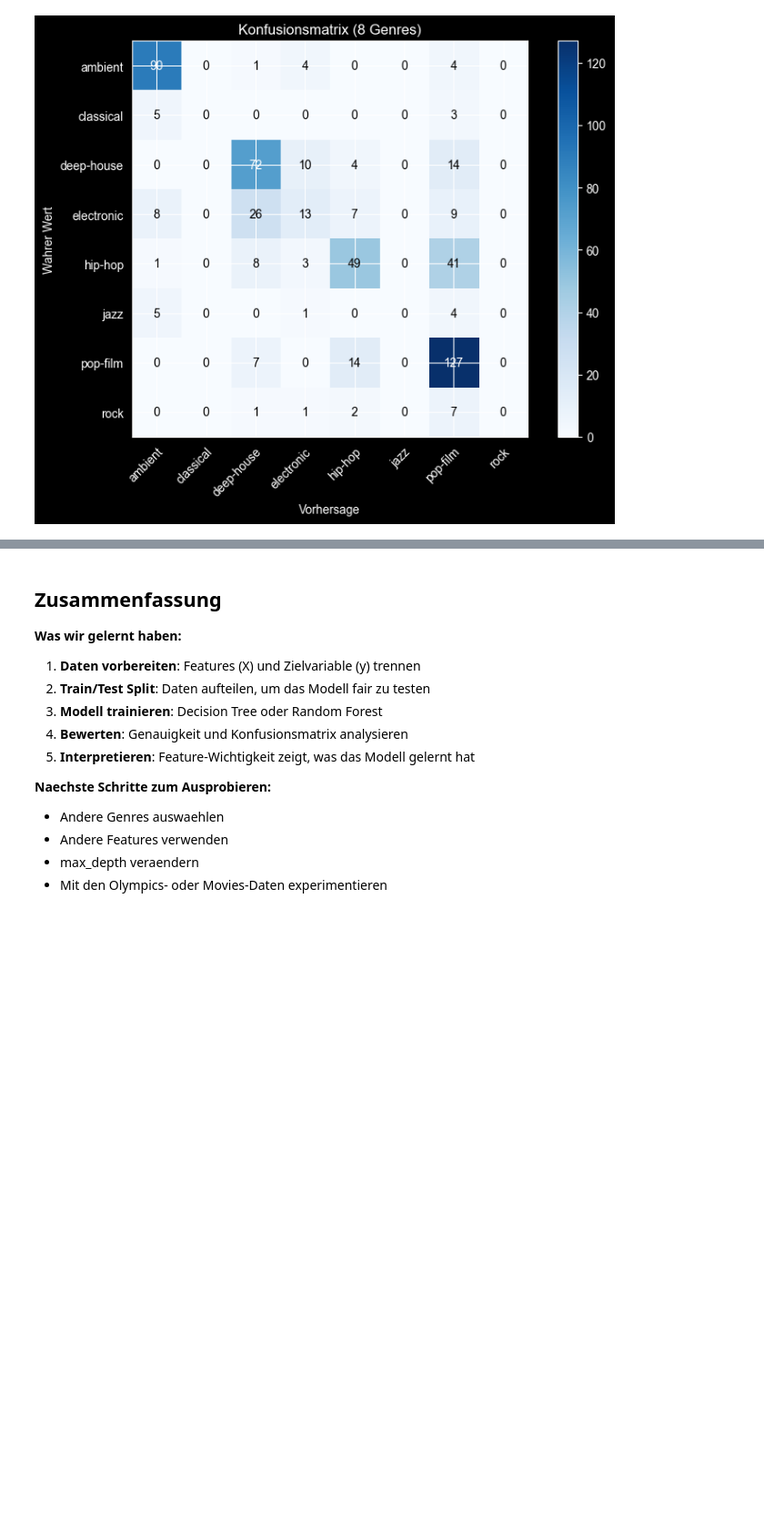
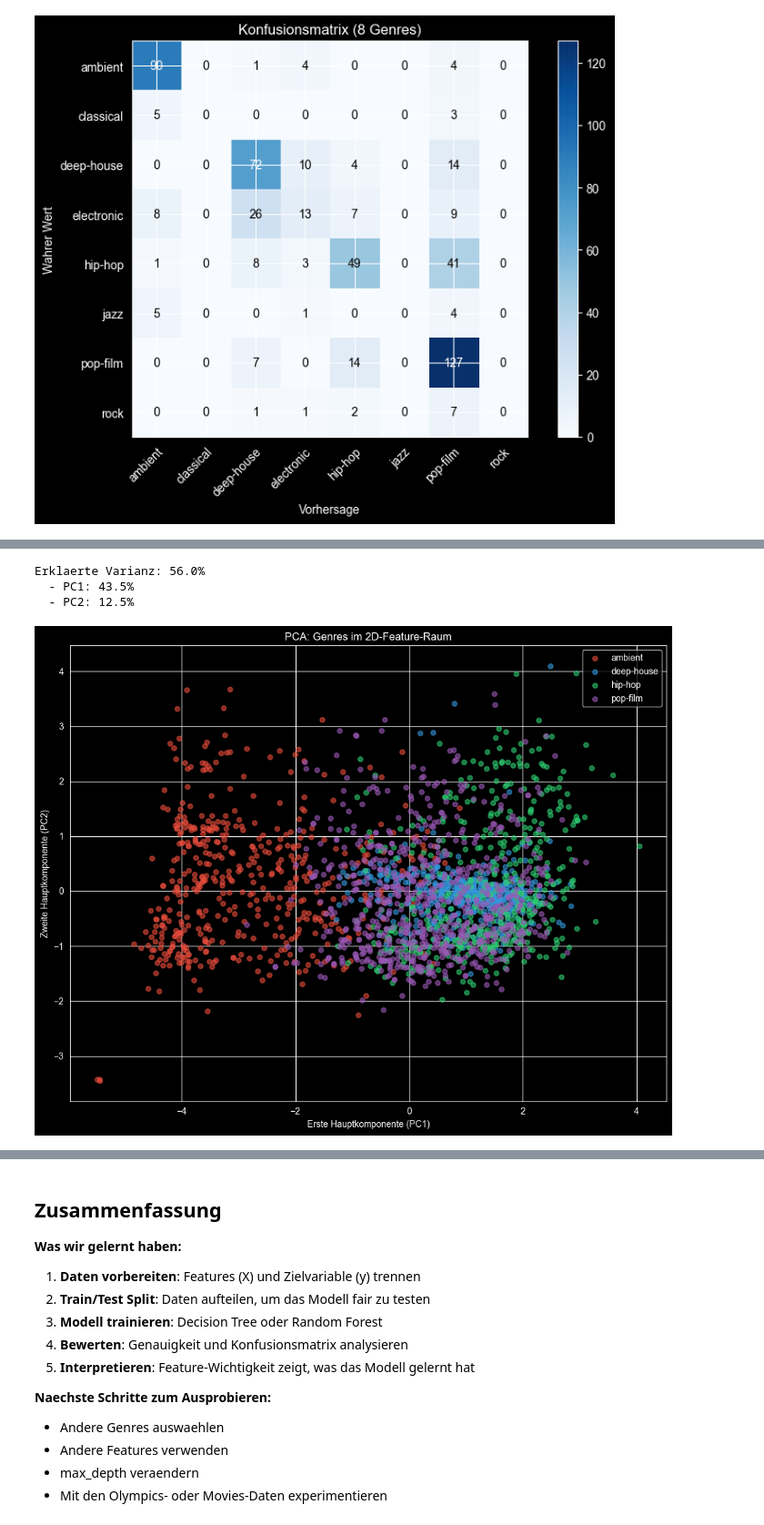
Before and after one commit to CatraMyBeloved/praktikum_aufgaben, a Jupyter notebook: ml_showcase.ipynb, the cells around one changed output, grey strips where cells are left out. Shown at 91% size. Cells and saved outputs as stored; diff of their text form; code cells hidden in the pictures; blank space fills up the shorter version.

```diff
--- a/ml_showcase.ipynb
+++ b/ml_showcase.ipynb
@@ -361,0 +434,37 @@ plot_confusion_matrix(y8_test, results_8genres['predictions'],
+# %%
+from sklearn.decomposition import PCA
+from sklearn.preprocessing import StandardScaler
+
+# Features standardisieren (wichtig fuer PCA)
+scaler = StandardScaler()
+X_scaled = scaler.fit_transform(X)
+
+# PCA: 8 Features -> 2 Dimensionen
+pca = PCA(n_components=2)
+X_pca = pca.fit_transform(X_scaled)
+
+print(f"Erklaerte Varianz: {pca.explained_variance_ratio_.sum():.1%}")
+print(f"  - PC1: {pca.explained_variance_ratio_[0]:.1%}")
+print(f"  - PC2: {pca.explained_variance_ratio_[1]:.1%}")
+
+# Scatter Plot mit Genre-Farben
+plt.figure(figsize=(10, 8))
+genres = y.unique()
+colors = ['#e74c3c', '#3498db', '#2ecc71', '#9b59b6']
+
+for genre, color in zip(genres, colors):
+    mask = y == genre
+    plt.scatter(X_pca[mask, 0], X_pca[mask, 1],
+                c=color, label=genre, alpha=0.6, s=30)
+
+plt.xlabel('Erste Hauptkomponente (PC1)')
+plt.ylabel('Zweite Hauptkomponente (PC2)')
+plt.title('PCA: Genres im 2D-Feature-Raum')
+plt.legend()
+plt.tight_layout()
+plt.show()
+# %% [output]
+Erklaerte Varianz: 56.0%
+  - PC1: 43.5%
+  - PC2: 12.5%
+[figure, added]
```
Also changed, not shown: parts of 8 cells of this notebook.
